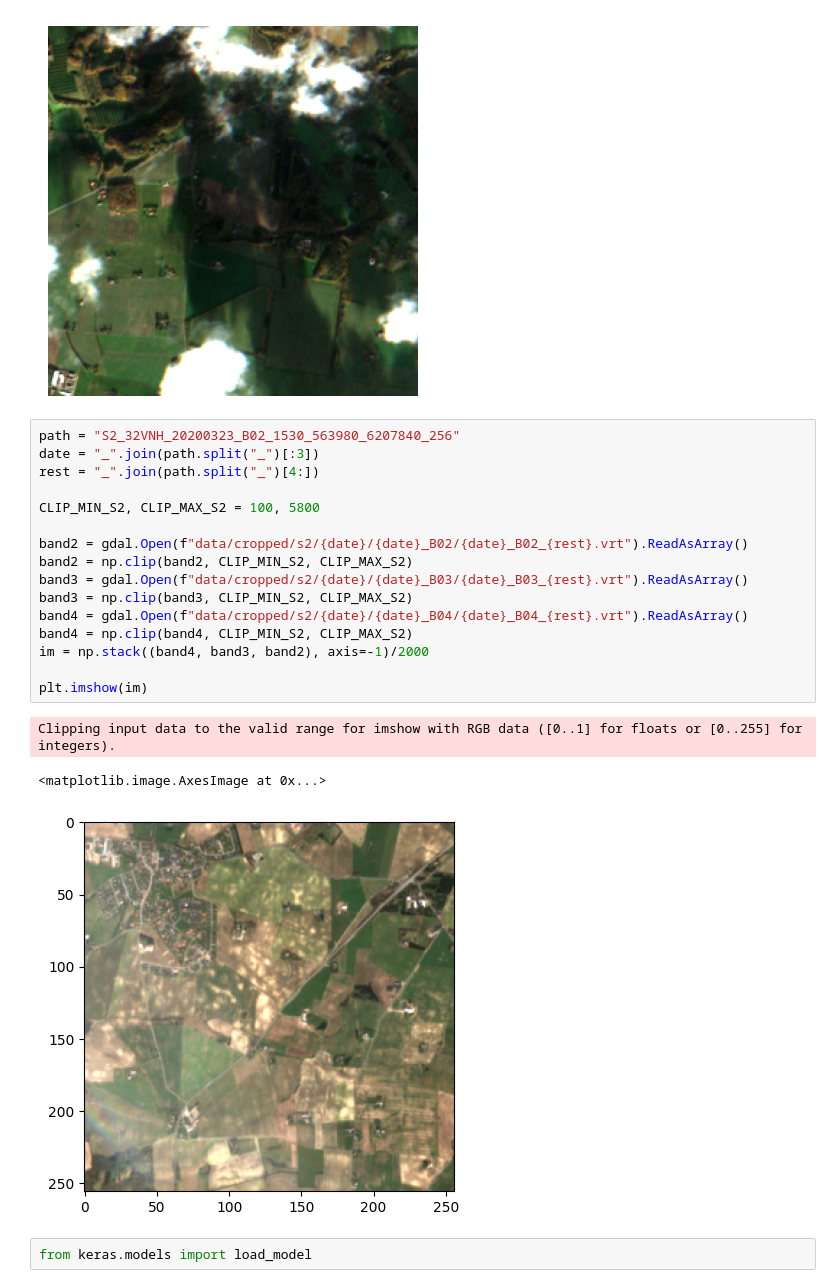
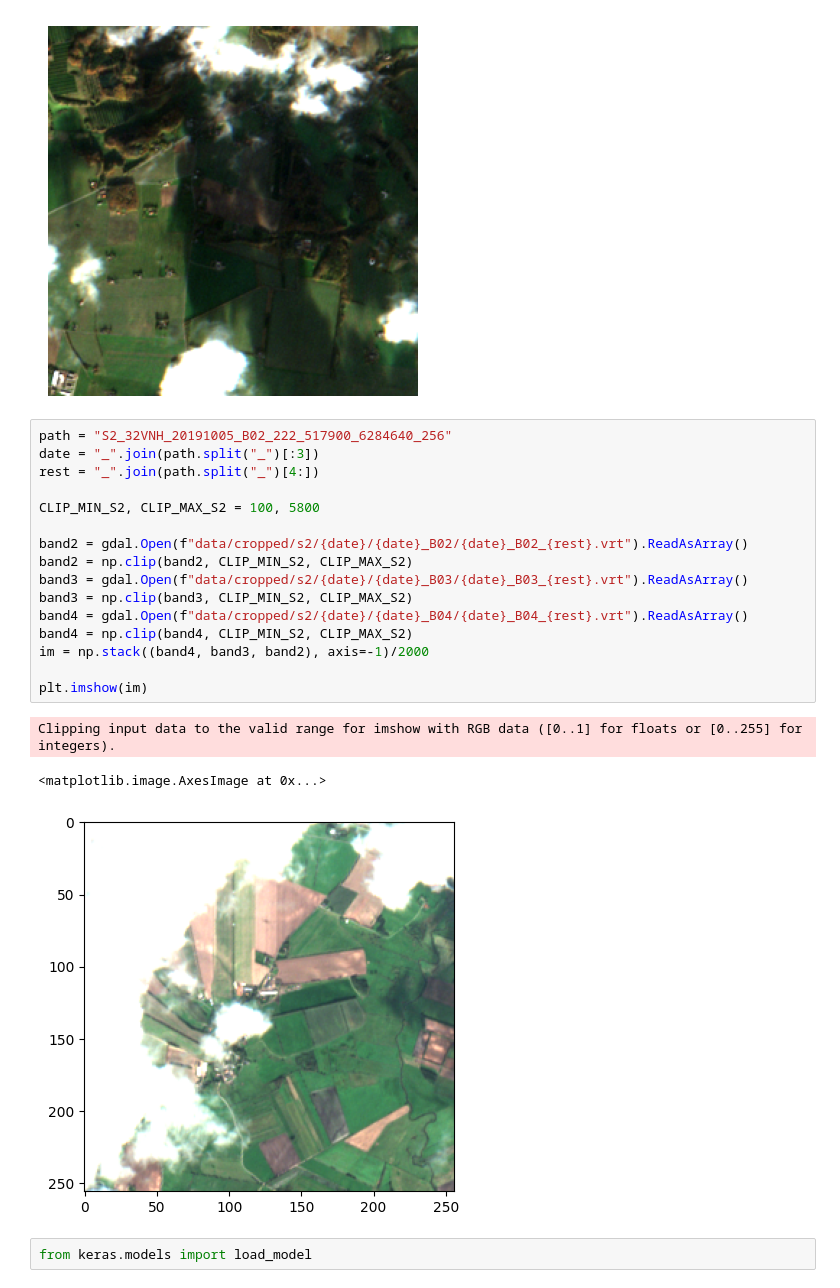
Before and after one commit to ThomasHEBRARD/cloud_removal, a Jupyter notebook: preprocess/normalisation.ipynb, the cells around one changed output. Saved outputs shown, nothing was run; the diff lists cells and outputs as text.

Commit message:
FINALIZE the path specification

```diff
--- a/preprocess/normalisation.ipynb
+++ b/preprocess/normalisation.ipynb
@@ -116,24 +116,24 @@ plt.savefig(n+".png", bbox_inches='tight')
 Clipping input data to the valid range for imshow with RGB data ([0..1] for floats or [0..255] for integers).
 [figure]
 # %%
-path = "S2_32VNH_20200323_B02_1530_563980_6207840_256"
+path = "S2_32VNH_20191005_B02_222_517900_6284640_256"
 date = "_".join(path.split("_")[:3])
 rest = "_".join(path.split("_")[4:])
 
 CLIP_MIN_S2, CLIP_MAX_S2 = 100, 5800
 
 band2 = gdal.Open(f"data/cropped/s2/{date}/{date}_B02/{date}_B02_{rest}.vrt").ReadAsArray()
 band2 = np.clip(band2, CLIP_MIN_S2, CLIP_MAX_S2)
 band3 = gdal.Open(f"data/cropped/s2/{date}/{date}_B03/{date}_B03_{rest}.vrt").ReadAsArray()
 band3 = np.clip(band3, CLIP_MIN_S2, CLIP_MAX_S2)
 band4 = gdal.Open(f"data/cropped/s2/{date}/{date}_B04/{date}_B04_{rest}.vrt").ReadAsArray()
 band4 = np.clip(band4, CLIP_MIN_S2, CLIP_MAX_S2)
 im = np.stack((band4, band3, band2), axis=-1)/2000
 
 plt.imshow(im)
 # %% [output]
 Clipping input data to the valid range for imshow with RGB data ([0..1] for floats or [0..255] for integers).
 <matplotlib.image.AxesImage at 0x...>
-[figure, old version]
+[figure, new version]
 # %%
 from keras.models import load_model
```
Also changed, not shown: 4 other files.
